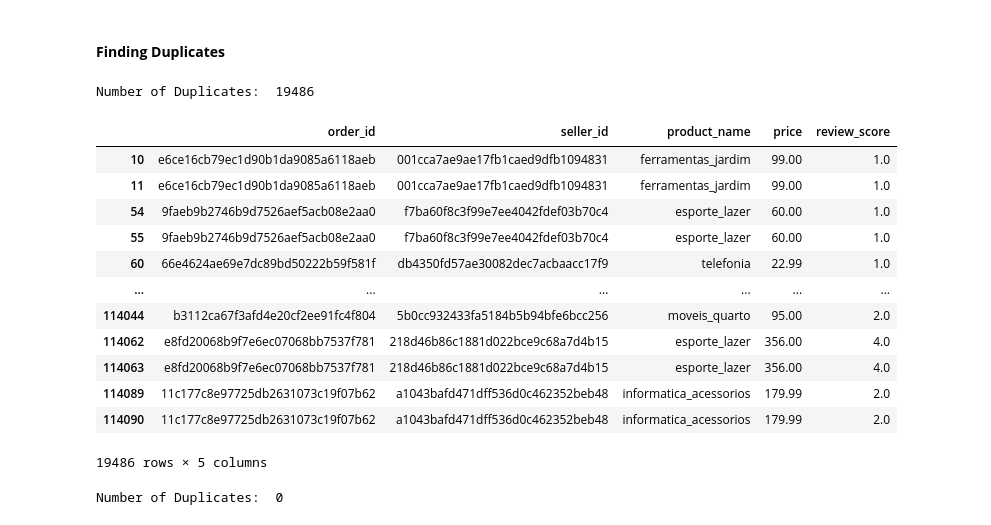
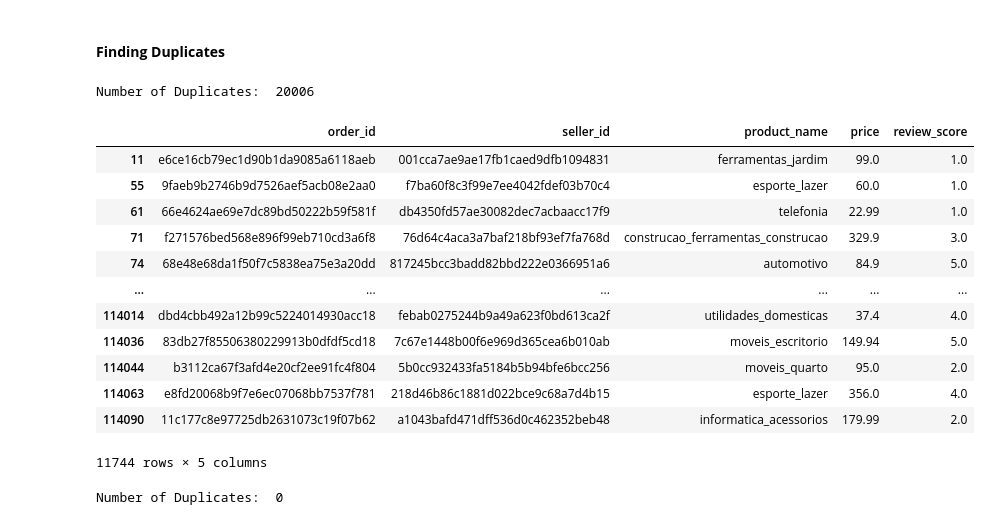
Before and after one commit to aifakhri/data-cleansing-sql-python, a Jupyter notebook: product_analysis.ipynb, the cells around one changed output. Cells and saved outputs as stored; diff of their text form; code cells hidden in the pictures.

```diff
--- a/product_analysis.ipynb
+++ b/product_analysis.ipynb
@@ -129,3 +176,8 @@ df_product_table[df_product_table["product_name"].isna()]
 | 32772 | fa51e914046aab32764c41356b9d4ea4 | None |
 | 32852 | c4ceee876c82b8328e9c293fa0e1989b | None |
 610 rows × 2 columns
+# %%
+# Replacing Missing Value in the product_name column
+df_main["product_name"].fillna("Unknown", inplace=True)
+
+missing_value_table(df_main)
@@ -161,23 +210,23 @@ missing_value_table(df_main)
 # %%
 n_duplicates = df_main.duplicated(keep=False).sum()
 
 print("Number of Duplicates: ", n_duplicates)
-df_main[df_main.duplicated(keep=False)]
+df_main[df_main.duplicated(keep="first")]
 # %% [output]
-Number of Duplicates:  19486
+Number of Duplicates:  20006
 |  | order_id | seller_id | product_name | price | review_score |
-| 10 | e6ce16cb79ec1d90b1da9085a6118aeb | 001cca7ae9ae17fb1caed9dfb1094831 | ferramentas_jardim | 99.00 | 1.0 |
-| 11 | e6ce16cb79ec1d90b1da9085a6118aeb | 001cca7ae9ae17fb1caed9dfb1094831 | ferramentas_jardim | 99.00 | 1.0 |
-| 54 | 9faeb9b2746b9d7526aef5acb08e2aa0 | f7ba60f8c3f99e7ee4042fdef03b70c4 | esporte_lazer | 60.00 | 1.0 |
-| 55 | 9faeb9b2746b9d7526aef5acb08e2aa0 | f7ba60f8c3f99e7ee4042fdef03b70c4 | esporte_lazer | 60.00 | 1.0 |
-| 60 | 66e4624ae69e7dc89bd50222b59f581f | db4350fd57ae30082dec7acbaacc17f9 | telefonia | 22.99 | 1.0 |
+| 11 | e6ce16cb79ec1d90b1da9085a6118aeb | 001cca7ae9ae17fb1caed9dfb1094831 | ferramentas_jardim | 99.0 | 1.0 |
+| 55 | 9faeb9b2746b9d7526aef5acb08e2aa0 | f7ba60f8c3f99e7ee4042fdef03b70c4 | esporte_lazer | 60.0 | 1.0 |
+| 61 | 66e4624ae69e7dc89bd50222b59f581f | db4350fd57ae30082dec7acbaacc17f9 | telefonia | 22.99 | 1.0 |
+| 71 | f271576bed568e896f99eb710cd3a6f8 | 76d64c4aca3a7baf218bf93ef7fa768d | construcao_ferramentas_construcao | 329.9 | 3.0 |
+| 74 | 68e48e68da1f50f7c5838ea75e3a20dd | 817245bcc3badd82bbd222e0366951a6 | automotivo | 84.9 | 5.0 |
 | ... | ... | ... | ... | ... | ... |
-| 114044 | b3112ca67f3afd4e20cf2ee91fc4f804 | 5b0cc932433fa5184b5b94bfe6bcc256 | moveis_quarto | 95.00 | 2.0 |
-| 114062 | e8fd20068b9f7e6ec07068bb7537f781 | 218d46b86c1881d022bce9c68a7d4b15 | esporte_lazer | 356.00 | 4.0 |
-| 114063 | e8fd20068b9f7e6ec07068bb7537f781 | 218d46b86c1881d022bce9c68a7d4b15 | esporte_lazer | 356.00 | 4.0 |
-| 114089 | 11c177c8e97725db2631073c19f07b62 | a1043bafd471dff536d0c462352beb48 | informatica_acessorios | 179.99 | 2.0 |
+| 114014 | dbd4cbb492a12b99c5224014930acc18 | febab0275244b9a49a623f0bd613ca2f | utilidades_domesticas | 37.4 | 4.0 |
+| 114036 | 83db27f85506380229913b0dfdf5cd18 | 7c67e1448b00f6e969d365cea6b010ab | moveis_escritorio | 149.94 | 5.0 |
+| 114044 | b3112ca67f3afd4e20cf2ee91fc4f804 | 5b0cc932433fa5184b5b94bfe6bcc256 | moveis_quarto | 95.0 | 2.0 |
+| 114063 | e8fd20068b9f7e6ec07068bb7537f781 | 218d46b86c1881d022bce9c68a7d4b15 | esporte_lazer | 356.0 | 4.0 |
 | 114090 | 11c177c8e97725db2631073c19f07b62 | a1043bafd471dff536d0c462352beb48 | informatica_acessorios | 179.99 | 2.0 |
-19486 rows × 5 columns
+11744 rows × 5 columns
 # %%
 # Removing duplicates
 df_main.drop_duplicates(keep="first", inplace=True)
```
Also changed, not shown: parts of 23 cells of this notebook.
